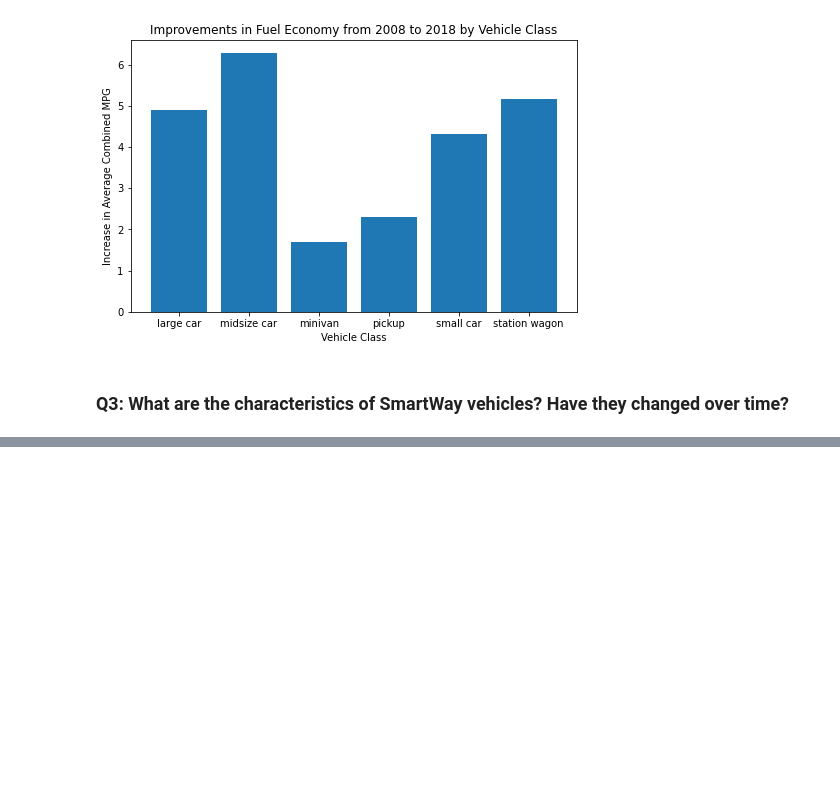
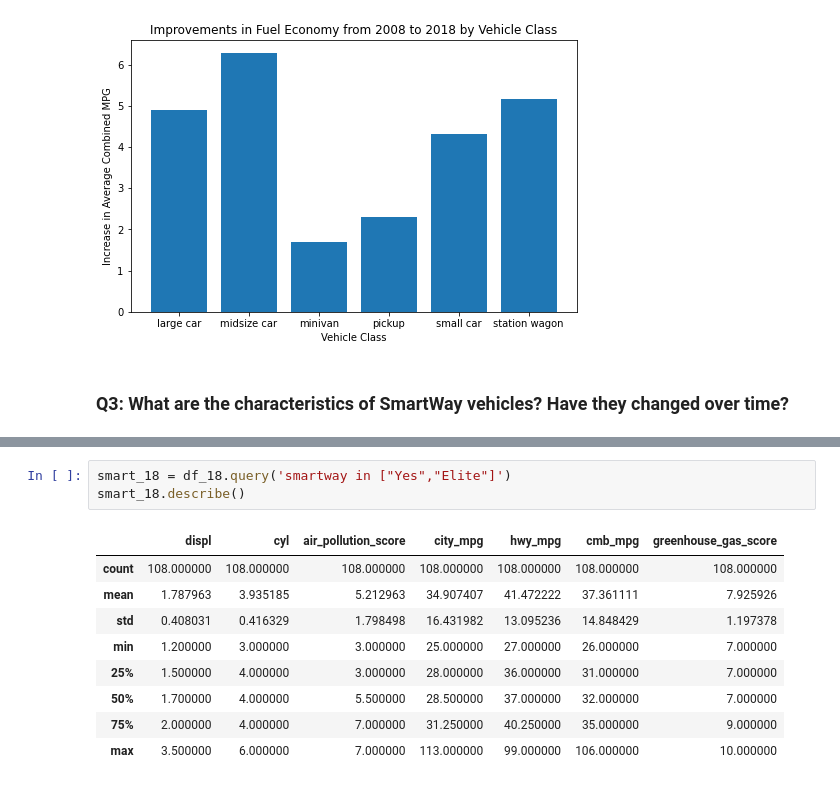
Before and after one commit to tunji-dev/Udacity_Data_Analyst_Nanodegree, a Jupyter notebook: fuel_economy_case_study/fuel_economy.ipynb, the cells around one changed output, grey strips where cells are left out. Drawn from its saved outputs; the diff is of its cells as text; blank space fills up the shorter version.

```diff
--- a/fuel_economy_case_study/fuel_economy.ipynb
+++ b/fuel_economy_case_study/fuel_economy.ipynb
@@ -839,0 +865,13 @@ plt.ylabel('Increase in Average Combined MPG');
+# %%
+smart_18 = df_18.query('smartway in ["Yes","Elite"]')
+smart_18.describe()
+# %% [output]
+|  | displ | cyl | air_pollution_score | city_mpg | hwy_mpg | cmb_mpg | greenhouse_gas_score |
+| count | 108.000000 | 108.000000 | 108.000000 | 108.000000 | 108.000000 | 108.000000 | 108.000000 |
+| mean | 1.787963 | 3.935185 | 5.212963 | 34.907407 | 41.472222 | 37.361111 | 7.925926 |
+| std | 0.408031 | 0.416329 | 1.798498 | 16.431982 | 13.095236 | 14.848429 | 1.197378 |
+| min | 1.200000 | 3.000000 | 3.000000 | 25.000000 | 27.000000 | 26.000000 | 7.000000 |
+| 25% | 1.500000 | 4.000000 | 3.000000 | 28.000000 | 36.000000 | 31.000000 | 7.000000 |
+| 50% | 1.700000 | 4.000000 | 5.500000 | 28.500000 | 37.000000 | 32.000000 | 7.000000 |
+| 75% | 2.000000 | 4.000000 | 7.000000 | 31.250000 | 40.250000 | 35.000000 | 9.000000 |
+| max | 3.500000 | 6.000000 | 7.000000 | 113.000000 | 99.000000 | 106.000000 | 10.000000 |
```
Also changed, not shown: parts of 9 cells of this notebook.
